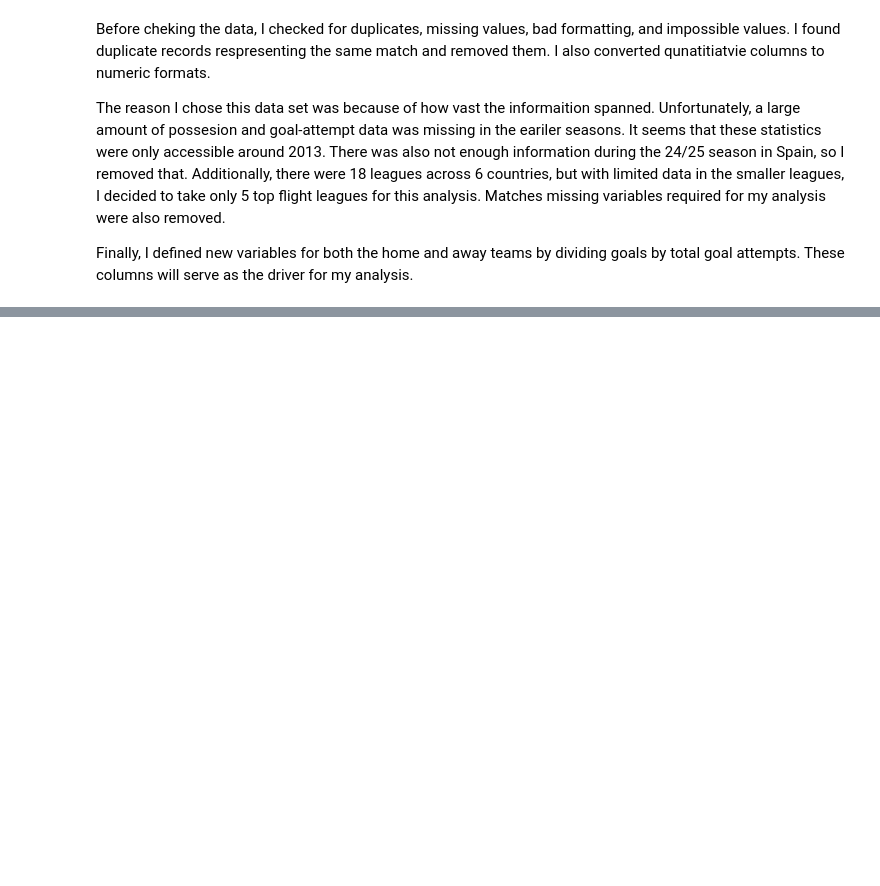
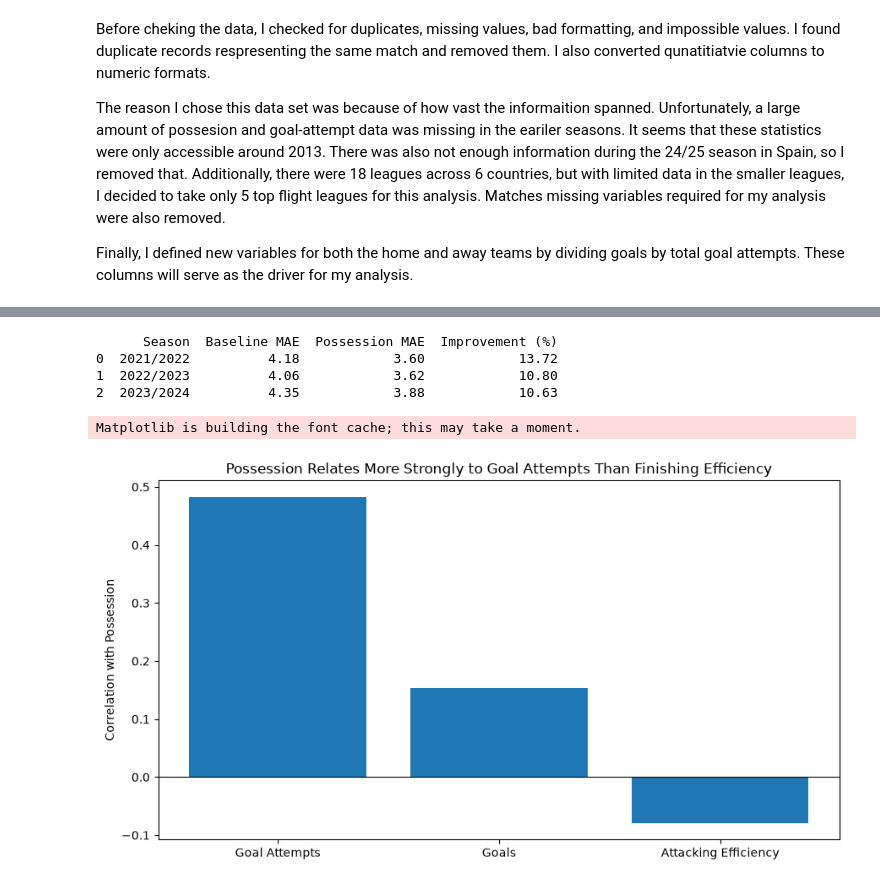
Before and after one commit to xandermurthwaite03-cloud/Soccer_Data, a Jupyter notebook: Code.ipynb, the cells around one changed output, grey strips where cells are left out. Saved outputs shown, nothing was run; the diff lists cells and outputs as text; code cells hidden in the pictures; blank space fills up the shorter version.

```diff
--- a/Code.ipynb
+++ b/Code.ipynb
@@ -857,0 +1194,58 @@ Finally, I defined new variables for both the home and away teams by dividing go
+# %%
+
+# Check improvement in each held-out season
+
+season_results = []
+
+for season in sorted(test_attempts['season'].unique()):
+
+    season_test = test_attempts[
+        test_attempts['season'] == season
+    ]
+
+    baseline_mae = mean_absolute_error(
+        season_test['attempts'],
+        attempt_a.predict(season_test)
+    )
+
+    possession_mae = mean_absolute_error(
+        season_test['attempts'],
+        attempt_b.predict(season_test)
+    )
+
+    improvement = (
+        (baseline_mae - possession_mae)
+        / baseline_mae * 100
+    )
+
+    season_results.append({
+        'Season': season,
+        'Baseline MAE': baseline_mae,
+        'Possession MAE': possession_mae,
+        'Improvement (%)': improvement
+    })
+
+season_results = pd.DataFrame(season_results)
+
+print(season_results.round(2))
+# %% [output]
+      Season  Baseline MAE  Possession MAE  Improvement (%)
+0  2021/2022          4.18            3.60            13.72
+1  2022/2023          4.06            3.62            10.80
+2  2023/2024          4.35            3.88            10.63
+# %%
+import matplotlib.pyplot as plt
+
+metrics = ['Goal Attempts', 'Goals', 'Attacking Efficiency']
+correlations = [0.483, 0.153, -0.079]
+
+plt.figure(figsize=(9, 5))
+plt.bar(metrics, correlations)
+plt.axhline(0, color='black', linewidth=0.8)
+plt.ylabel('Correlation with Possession')
+plt.title('Possession Relates More Strongly to Goal Attempts Than Finishing Efficiency')
+plt.tight_layout()
+plt.show()
+# %% [output]
+Matplotlib is building the font cache; this may take a moment.
+[figure, added]
```
Also changed, not shown: parts of 14 cells of this notebook, 3 other files.
